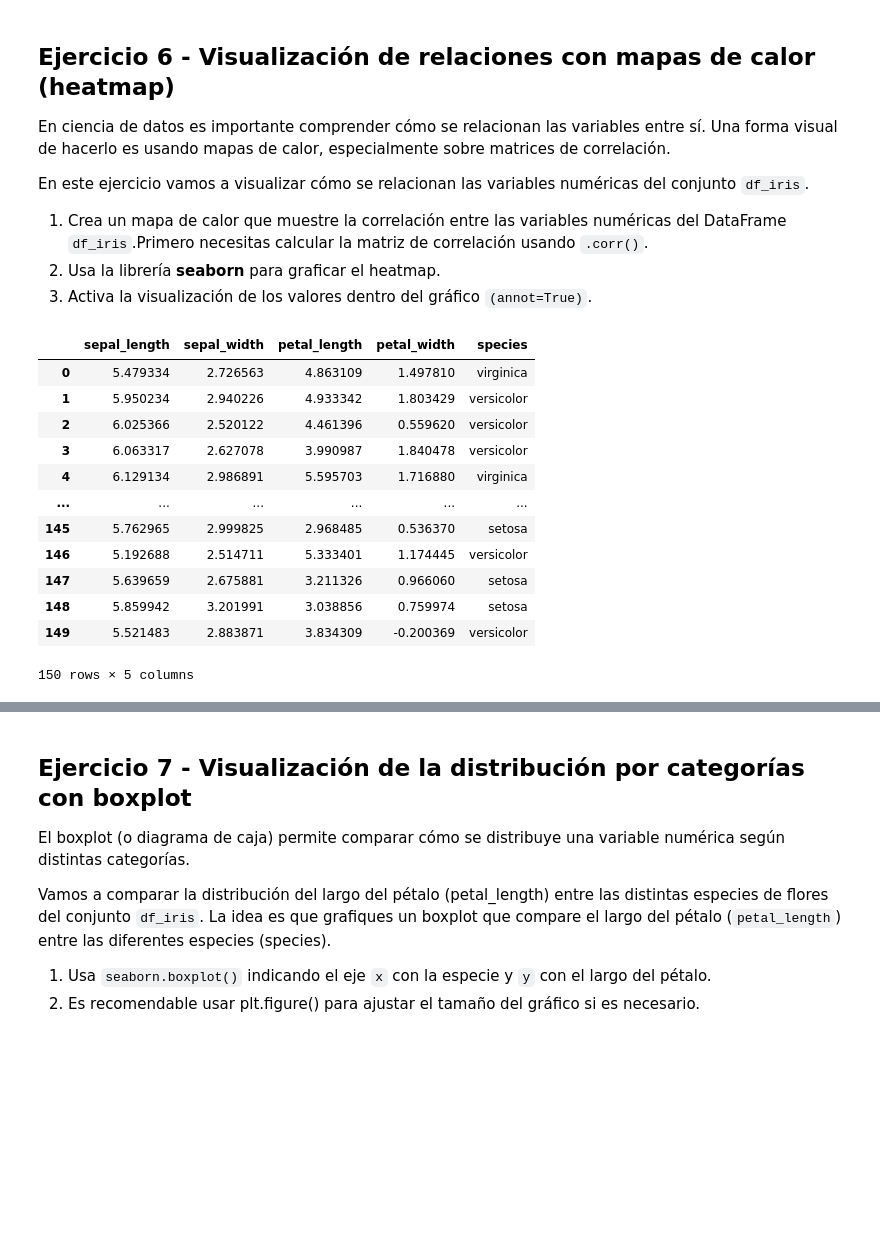
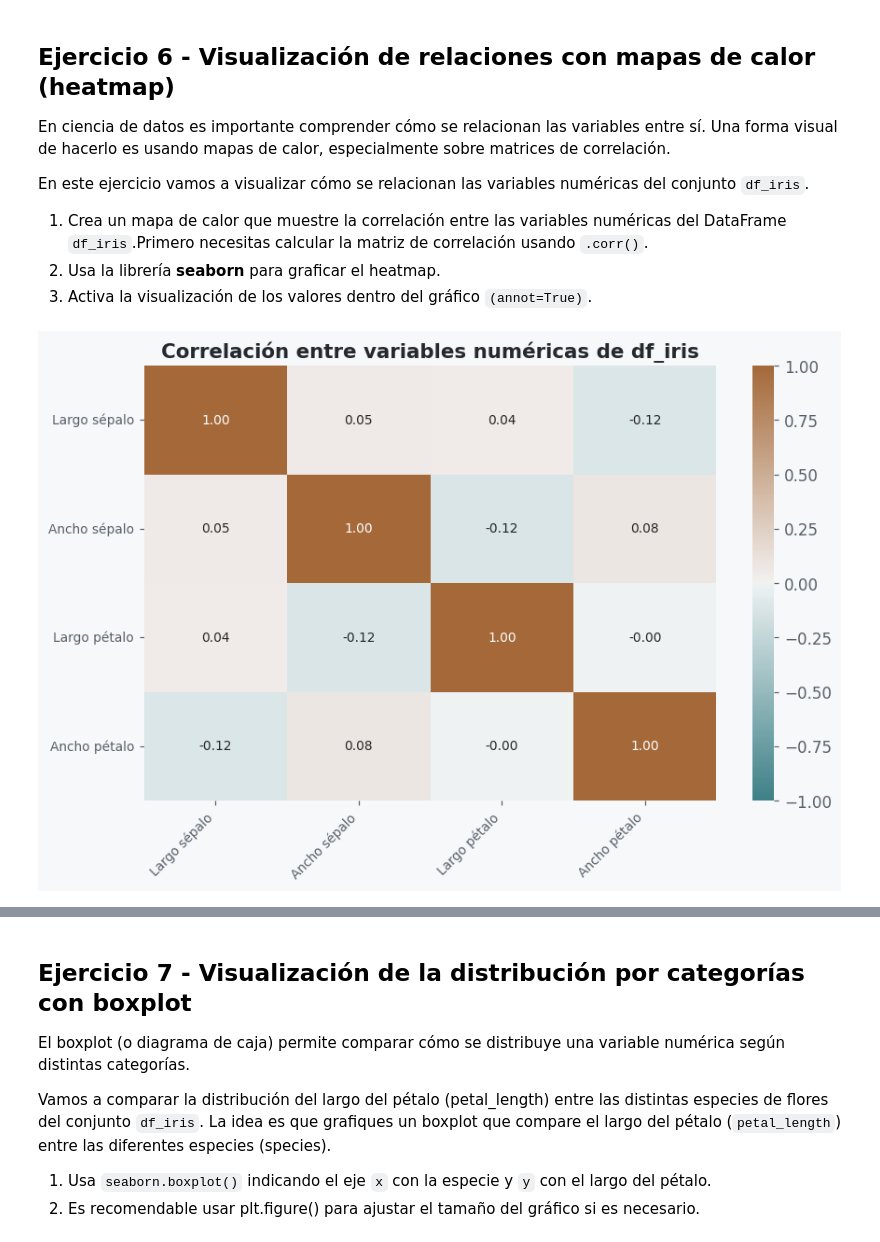
Before and after one commit to Cerco01/visualization-exercises-with-matplot-and-seaborn, a Jupyter notebook: notebook/problems.es.ipynb, the cells around one changed output, grey strips where cells are left out. Saved outputs shown, nothing was run; the diff lists cells and outputs as text; code cells hidden in the pictures; blank space fills up the shorter version.

```diff
--- a/notebook/problems.es.ipynb
+++ b/notebook/problems.es.ipynb
@@ -10,11 +10,15 @@ import pandas as pd
 import numpy as np
 # %%
 # He estado investigando sobre estilos que se utilizan en ámbito profesional y he encontrado que en cuantto a palettas de colores,
-# hay un estudio que recomienda la Okabe-Ido como estándar científico para ayudar a la lectura de datos a personas con daltonismo.
+# hay un estudio que recomienda la Okabe-Ito como estándar científico para ayudar a la lectura de datos a personas con daltonismo.
 # Para implementar todo esto he encontrado que se puede connfigurar un archivo '.mplstyle' para cargar al inicio de los proyectos
 # por eso lo cargo al inicio del proyecto.
 
 plt.style.use('./axelinvest.mplstyle')
+
+
+# Para el mapa de colores vamos a asignar la paleta divergente a 'okabe_div'. Así en el ejercicio 6 tenemos el mapa ded colores.
+okabe_div = sns.diverging_palette(202, 38, as_cmap=True)
 # %% [markdown]
 ## Ejercicio 1 - Gráfico de líneas simple
 
@@ -306,21 +335,33 @@ En este ejercicio vamos a visualizar cómo se relacionan las variables numérica
 1. Crea un mapa de calor que muestre la correlación entre las variables numéricas del DataFrame `df_iris`.Primero necesitas calcular la matriz de correlación usando `.corr()`.
 2. Usa la librería **seaborn** para graficar el heatmap.
 3. Activa la visualización de los valores dentro del gráfico `(annot=True)`.
-# %%
-df_iris
-
-# tu código
-# %% [output]
-|  | sepal_length | sepal_width | petal_length | petal_width | species |
-| 0 | 5.479334 | 2.726563 | 4.863109 | 1.497810 | virginica |
-| 1 | 5.950234 | 2.940226 | 4.933342 | 1.803429 | versicolor |
-| 2 | 6.025366 | 2.520122 | 4.461396 | 0.559620 | versicolor |
-| 3 | 6.063317 | 2.627078 | 3.990987 | 1.840478 | versicolor |
-| 4 | 6.129134 | 2.986891 | 5.595703 | 1.716880 | virginica |
-| ... | ... | ... | ... | ... | ... |
-| 145 | 5.762965 | 2.999825 | 2.968485 | 0.536370 | setosa |
-| 146 | 5.192688 | 2.514711 | 5.333401 | 1.174445 | versicolor |
-| 147 | 5.639659 | 2.675881 | 3.211326 | 0.966060 | setosa |
-| 148 | 5.859942 | 3.201991 | 3.038856 | 0.759974 | setosa |
-| 149 | 5.521483 | 2.883871 | 3.834309 | -0.200369 | versicolor |
-150 rows × 5 columns
+# %%
+df_iris
+
+# 1 - Calculamos la matriz de correlación. He visto que hay que seleccionar solo columnas numéricas
+# porque .corr() falla si le pasas strings. Esto se hace con '.select_dtypes(include='number')'.
+corr_matrix = df_iris.select_dtypes(include='number').corr()
+
+# 2 y 3 - Graficamos el heatmap con Seaborn y annot=True para ver los valores dentro.
+# A parte no me gusta la paleta de colores porque no se lee claro así que investigando por internet he visto que se puede meter un 'cmap=' que seria un colormap.
+# Ponemos el centro del colormap en 0 con 'center=0'.
+# Para que el 'termómetro' a la derecha del gráfico muestre todo el rango de colores desde 1.0 hasta -1.0 añadimos los parámetros 'vmin=-1' y 'vmax=1'.
+# Ajustamos el tamaño de los números dentro de las celdas con 'annot_kws={'size': 9}'.
+
+sns.heatmap(corr_matrix, annot=True, fmt='.2f', cmap=okabe_div,  center=0, vmin=-1, vmax=1,
+            xticklabels=['Largo sépalo', 'Ancho sépalo', 'Largo pétalo', 'Ancho pétalo'],
+            yticklabels=['Largo sépalo', 'Ancho sépalo', 'Largo pétalo', 'Ancho pétalo'], annot_kws={'size': 9})
+
+plt.title('Correlación entre variables numéricas de df_iris')
+
+# Con 'plt.tick_params(labelsize=9), ajustamos el tamaño del texto.
+plt.tick_params(labelsize=9)
+
+
+# Para cambiar los labels en este caso he visto que no son 'labels' sinó 'ticks'. Les he dado formato y en el caso de los 'xticks' los he rotado y los he alineado del lado derecho con "ha='right'".
+plt.xticks(rotation=45, ha='right')
+plt.yticks(rotation=0)
+
+plt.show()
+# %% [output]
+[figure, added]
```
Also changed, not shown: parts of 14 cells of this notebook.
